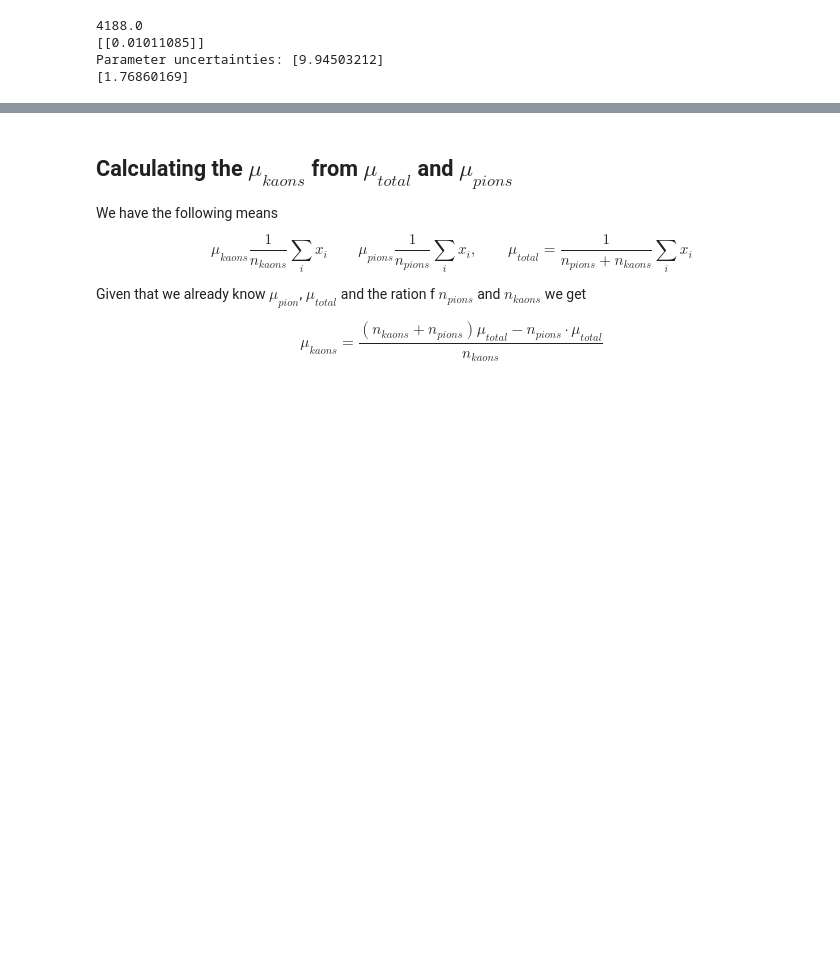
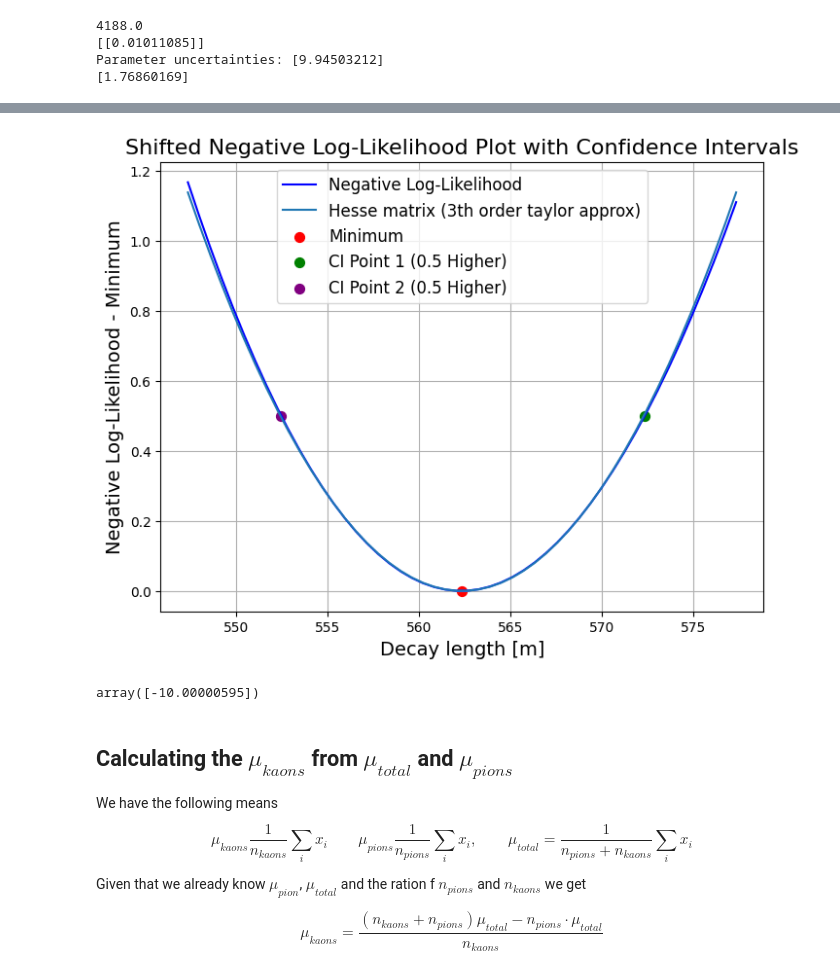
Before and after one commit to gosow9/Data_analytics, a Jupyter notebook: project_3/project_03.ipynb, the cells around one changed output, grey strips where cells are left out. Cells and saved outputs as stored; diff of their text form; code cells hidden in the pictures; blank space fills up the shorter version.

```diff
--- a/project_3/project_03.ipynb
+++ b/project_3/project_03.ipynb
@@ -117,3 +228,37 @@ plt.show()
+# %%
+plt.figure(figsize=(8, 6))
+
+# Plot the negative log-likelihood data
+plt.plot(x_axis, y_axis, linestyle='-', color='blue', label='Negative Log-Likelihood')
+plt.plot(x_axis, 0.5*0.01011085*(x_axis-x_min)**2, label='Hesse matrix (3th order taylor approx)')
+
+# Mark the minimum point and the two confidence interval points
+plt.scatter(*min_point, marker='o', color='red', s=50, label='Minimum')
+plt.scatter(*ci_point1, marker='o', color='green', s=50, label='CI Point 1 (0.5 Higher)')
+plt.scatter(*ci_point2, marker='o', color='purple', s=50, label='CI Point 2 (0.5 Higher)')
+
+# Set the labels and title for the plot
+plt.xlabel('Decay length [m]', fontsize=14)
+plt.ylabel('Negative Log-Likelihood - Minimum', fontsize=14)
+plt.title('Shifted Negative Log-Likelihood Plot with Confidence Intervals', fontsize=16)
+
+# Add a grid for easier readability
+plt.grid(True)
+
+# Add a legend to explain the markers
+plt.legend(fontsize=12)
+
+# Save the plot as a file (optional)
+plt.savefig('negative_log_likelihood_plot.png', dpi=300)
+
+# Show the plot
+plt.show()
+# %% [output]
+[figure, added]
+# %%
+x_min-root1
+# %% [output]
+array([-10.00000595])
 # %% [markdown]
 ## Calculating the $\mu_{kaons}$ from $\mu_{total}$ and $\mu_{pions}$
 We have the following means
```
Also changed, not shown: parts of 22 cells of this notebook.
